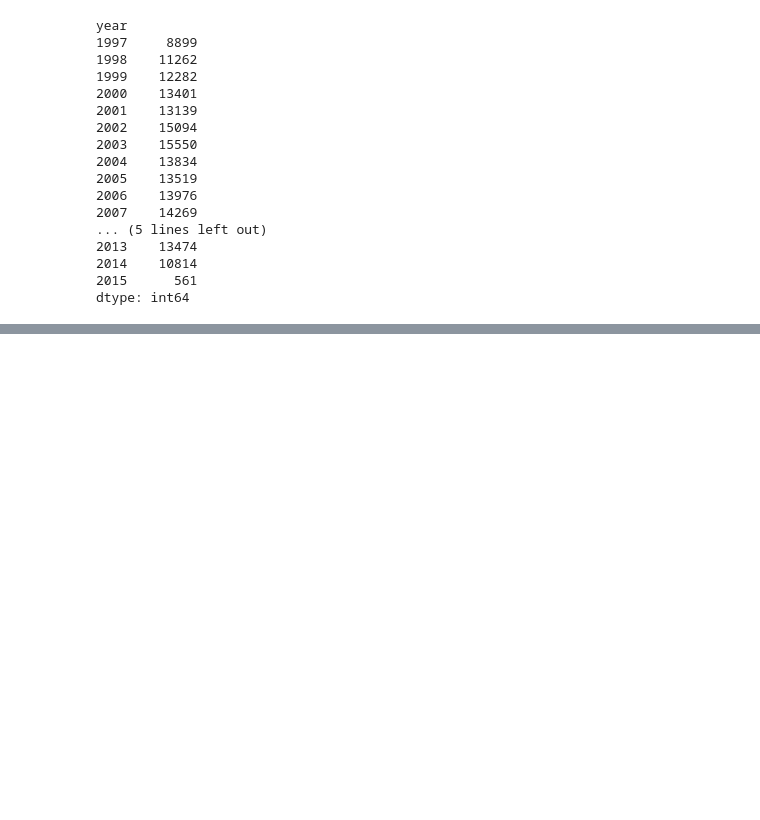
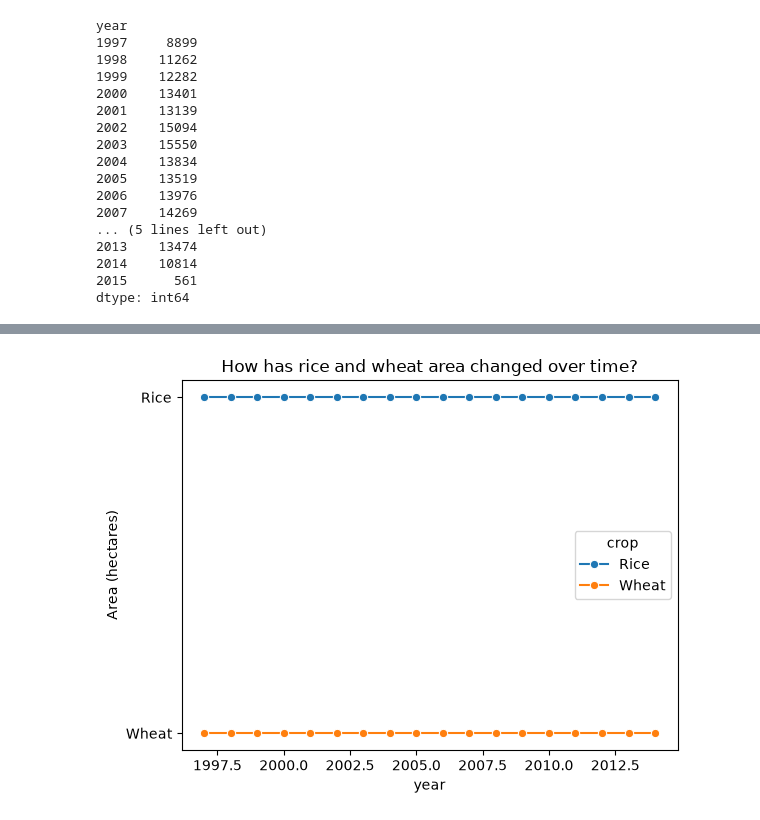
Before and after one commit to Madhavan1215/india-crop-edu_dataClean-vis, a Jupyter notebook: notebooks/eda.ipynb, the cells around one changed output, grey strips where cells are left out. Drawn from its saved outputs; the diff is of its cells as text; code cells hidden in the pictures; blank space fills up the shorter version.

```diff
--- a/notebooks/eda.ipynb
+++ b/notebooks/eda.ipynb
@@ -102,0 +114,8 @@ df = df[df["year"] < 2015]
+# %%
+trend=(df[df['crop'].isin(['Rice','Wheat'])].groupby(['year','crop'])['area'].sum().reset_index())
+sns.lineplot(data=trend,x='year',y='crop',hue='crop',marker='o')
+plt.title("How has rice and wheat area changed over time?")
+plt.ylabel("Area (hectares)")
+plt.show()
+# %% [output]
+[figure, added]
```
Also changed, not shown: parts of 5 cells of this notebook.
